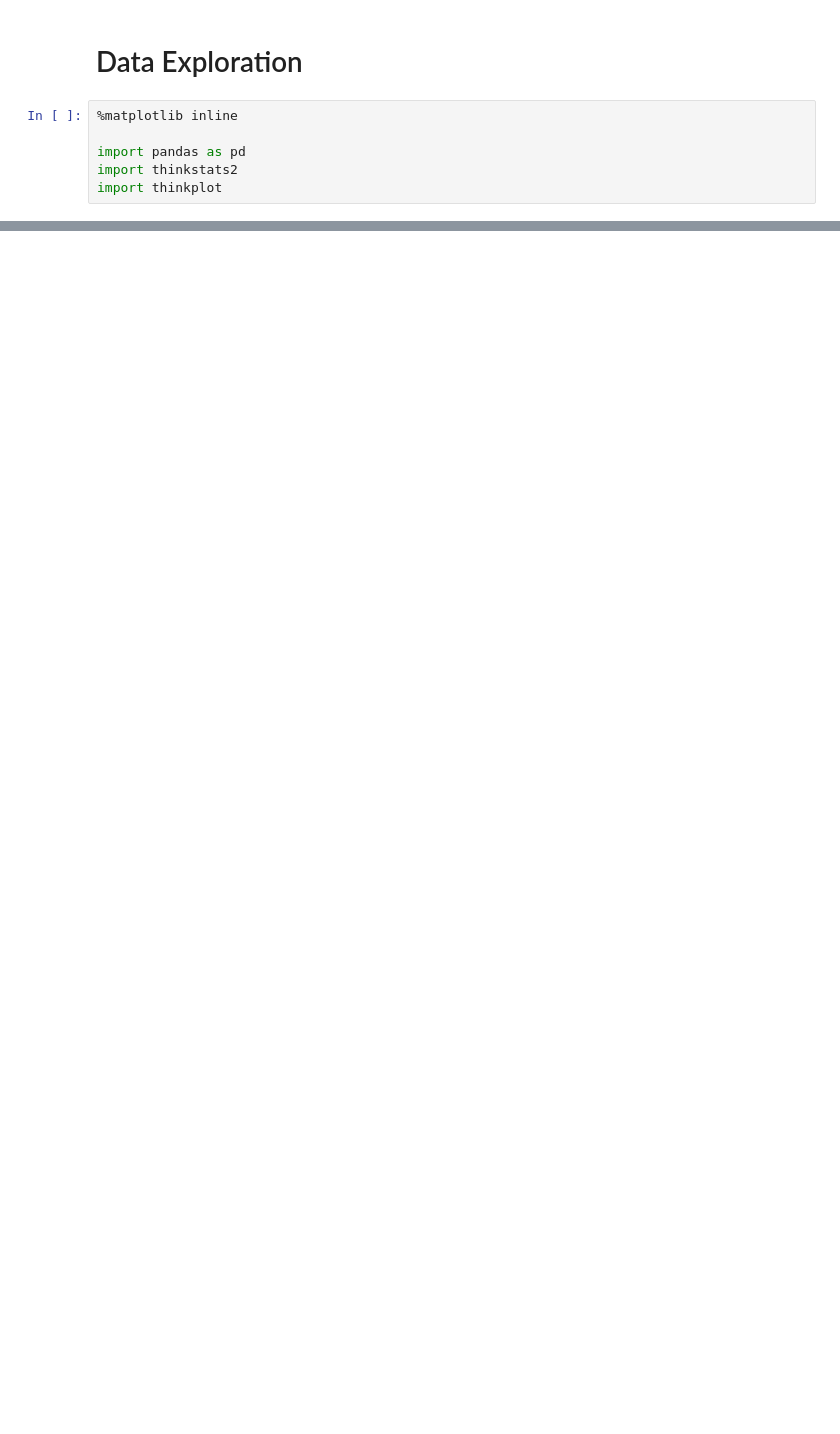
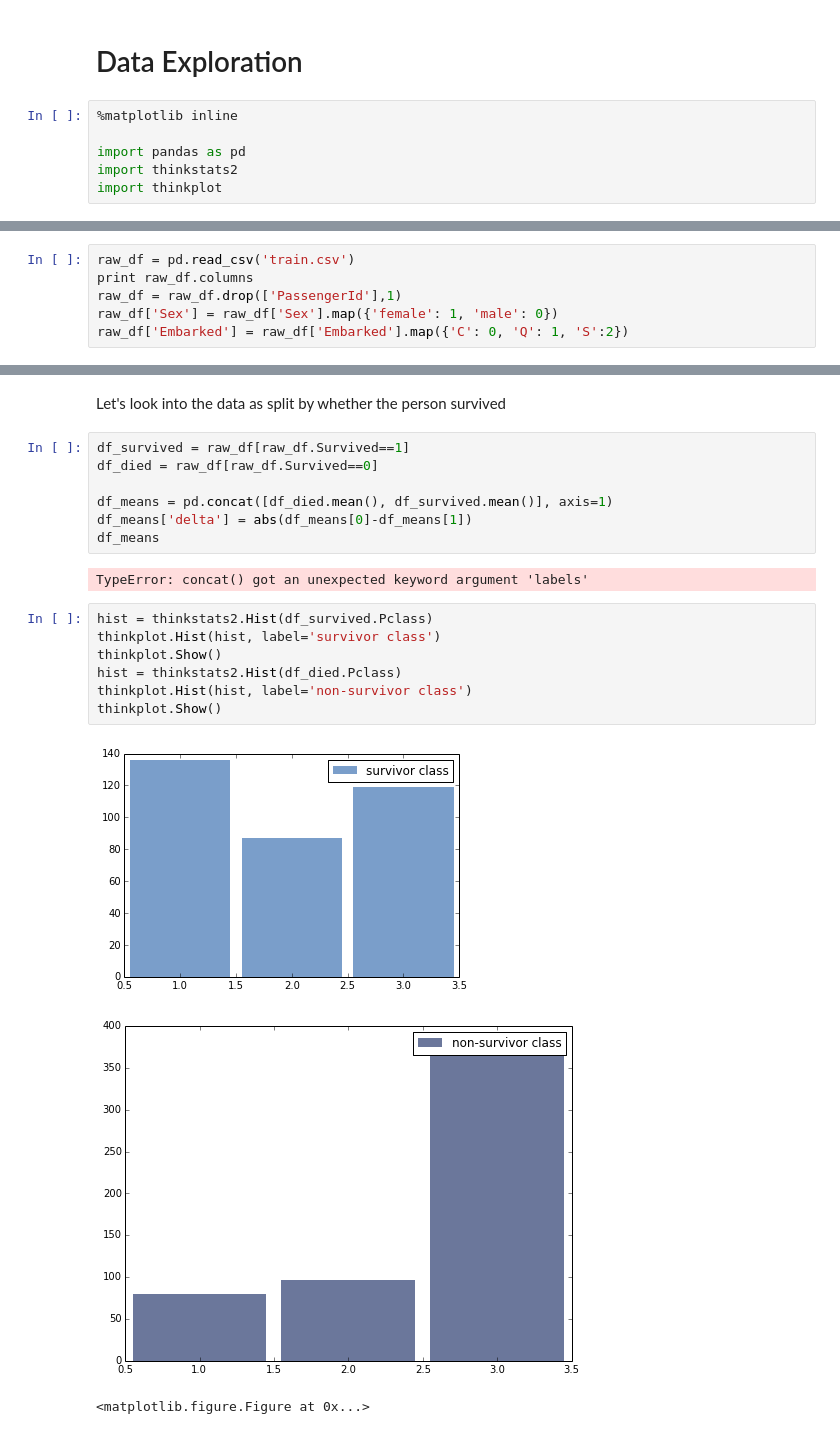
Before and after one commit to eshaw2/DataScience16WarmupProject, a Jupyter notebook: data_exploration.ipynb, the cells around one changed output, grey strips where cells are left out. Cells and saved outputs as stored; diff of their text form; blank space fills up the shorter version.

Commit message:
Initial data exploration

```diff
--- a/data_exploration.ipynb
+++ b/data_exploration.ipynb
@@ -51,0 +9,6 @@ print ['Percentage survivde: ' + str(float(survived)/total)]
+# %%
+raw_df = pd.read_csv('train.csv')
+print raw_df.columns
+raw_df = raw_df.drop(['PassengerId'],1)
+raw_df['Sex'] = raw_df['Sex'].map({'female': 1, 'male': 0})
+raw_df['Embarked'] = raw_df['Embarked'].map({'C': 0, 'Q': 1, 'S':2})
@@ -51,0 +94,22 @@ print ['Percentage survivde: ' + str(float(survived)/total)]
+# %% [markdown]
+Let's look into the data as split by whether the person survived
+# %%
+df_survived = raw_df[raw_df.Survived==1]
+df_died = raw_df[raw_df.Survived==0]
+
+df_means = pd.concat([df_died.mean(), df_survived.mean()], axis=1)
+df_means['delta'] = abs(df_means[0]-df_means[1])
+df_means
+# %% [output]
+TypeError: concat() got an unexpected keyword argument 'labels'
+# %%
+hist = thinkstats2.Hist(df_survived.Pclass)
+thinkplot.Hist(hist, label='survivor class')
+thinkplot.Show()
+hist = thinkstats2.Hist(df_died.Pclass)
+thinkplot.Hist(hist, label='non-survivor class')
+thinkplot.Show()
+# %% [output]
+[figure, added]
+[figure, added]
+<matplotlib.figure.Figure at 0x...>
```
Also changed, not shown: parts of 14 cells of this notebook.
